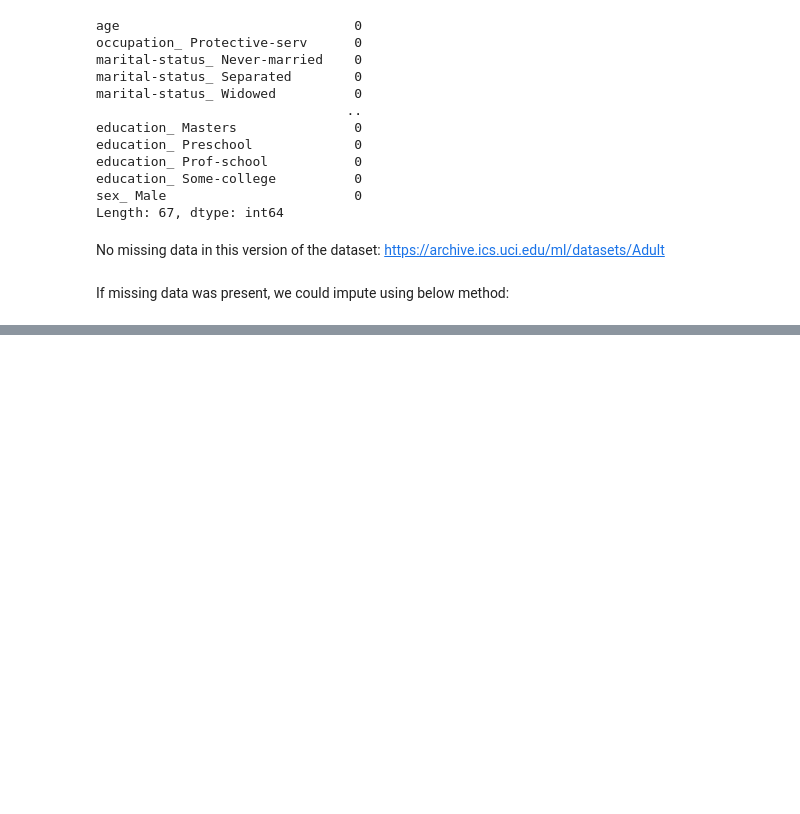
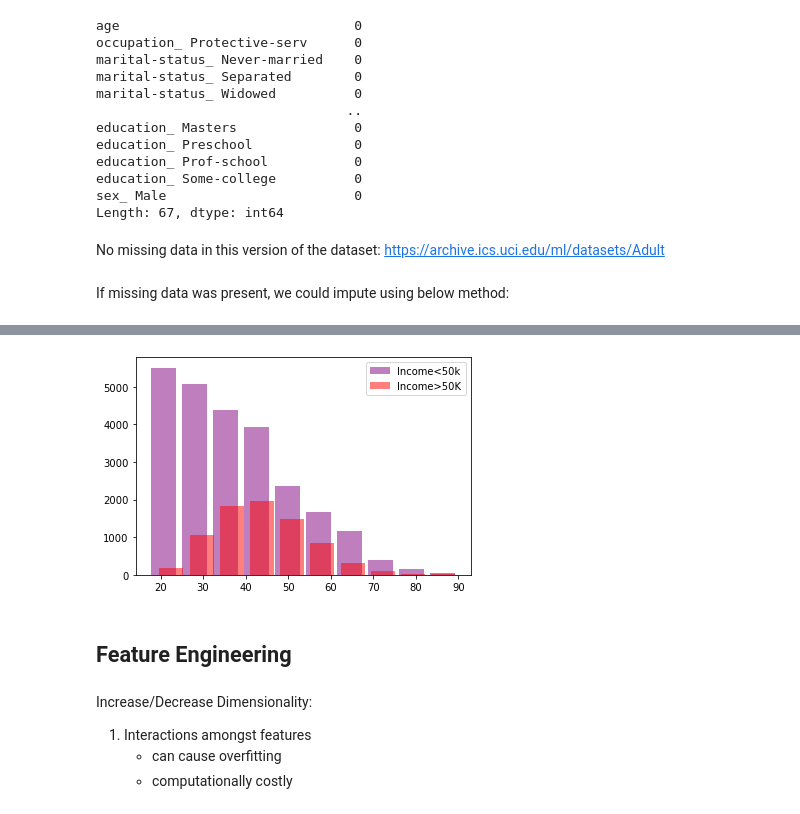
Before and after one commit to mcmasterml/MLEB-exercises, a Jupyter notebook: Peter_McMaster_5.3.12_Predicting_Income.ipynb, the cells around one changed output, grey strips where cells are left out. Saved outputs shown, nothing was run; the diff lists cells and outputs as text; code cells hidden in the pictures; blank space fills up the shorter version.

```diff
--- a/Peter_McMaster_5.3.12_Predicting_Income.ipynb
+++ b/Peter_McMaster_5.3.12_Predicting_Income.ipynb
@@ -358,0 +436,15 @@ ImportError: cannot import name 'Imputer' from 'sklearn.preprocessing' (/opt/ana
+# %%
+# Histogram of age and target
+plt.hist(list(X['age'][y==0]), color='purple', rwidth=0.8, alpha=0.5, label='Income<50k')
+plt.hist(list(X['age'][y==1]), color='red', rwidth=0.8, alpha=0.5, label='Income>50K')
+plt.legend(loc='upper right')
+plt.show()
+# %% [output]
+[figure, added]
+# %% [markdown]
+## Feature Engineering
+# %% [markdown]
+Increase/Decrease Dimensionality:
+1. Interactions amongst features
+    - can cause overfitting
+    - computationally costly
```
Also changed, not shown: parts of 38 cells of this notebook.
